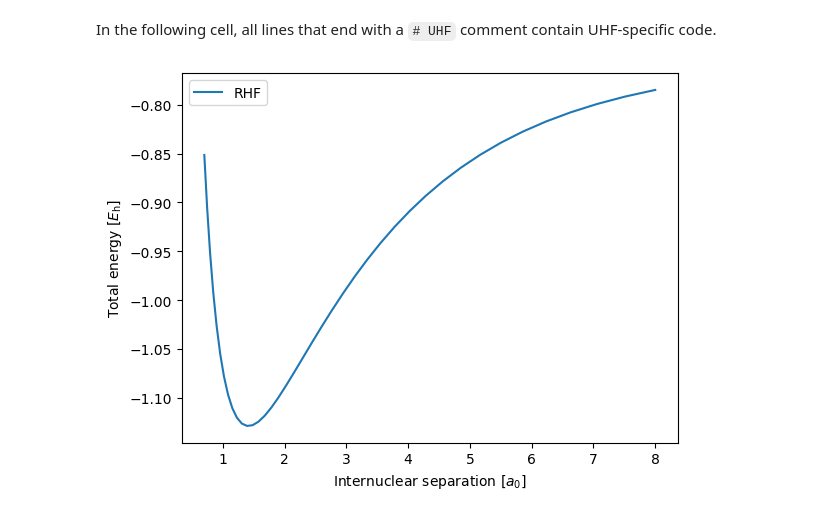
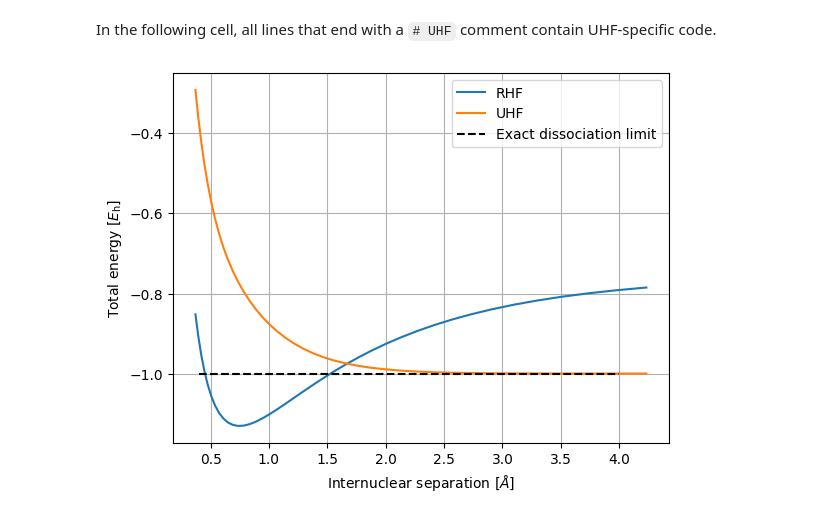
Before and after one commit to gvansan/Computational-Physics-Project-Exam-2026, a Jupyter notebook: Configuration_interaction_hydrogen.ipynb, the cells around one changed output. Cells and saved outputs as stored; diff of their text form; code cells hidden in the pictures.

```diff
--- a/Configuration_interaction_hydrogen.ipynb
+++ b/Configuration_interaction_hydrogen.ipynb
@@ -9,6 +7,8 @@ import numpy as np
 import scipy as sp
 from basistool import compute_integrals
 from tqdm import tqdm
+# %%
+BOHR_TO_ANGSTROM = 0.52917721092
 # %%
 # Integrals
 margin = 2.0
@@ -74,13 +123,18 @@ In the following cell, all lines that end with a `# UHF` comment contain UHF-spe
 # %%
-def plot_energy():
+#convert distances from bohr to angstrom
+def plot_energy(datas=datas, dists=dists):
+    dists_ang = dists * BOHR_TO_ANGSTROM  # to angstrom
     plt.close("dissoc")
     _fig, ax = plt.subplots(num="dissoc")
-    ax.plot(dists, [data["energy_rhf"] for data in datas], label="RHF")
-    ax.set_xlabel(r"Internuclear separation [$a_0$]")
+    ax.plot(dists_ang, [data["energy_rhf"] for data in datas], label="RHF")
+    ax.plot(dists_ang, [data["energy_uhf"] for data in datas], label="UHF")
+    ax.hlines(-1.0, 0.4, 4, color="k", ls="--", label="Exact dissociation limit")
+    ax.grid()
+    ax.set_xlabel(r"Internuclear separation [$Å$]")
     ax.set_ylabel(r"Total energy [$E_\mathrm{h}$]")
     ax.legend()
 
 
 plot_energy()
 # %% [output]
-[figure, old version]
+[figure, new version]
```
Also changed, not shown: parts of 22 cells of this notebook.
